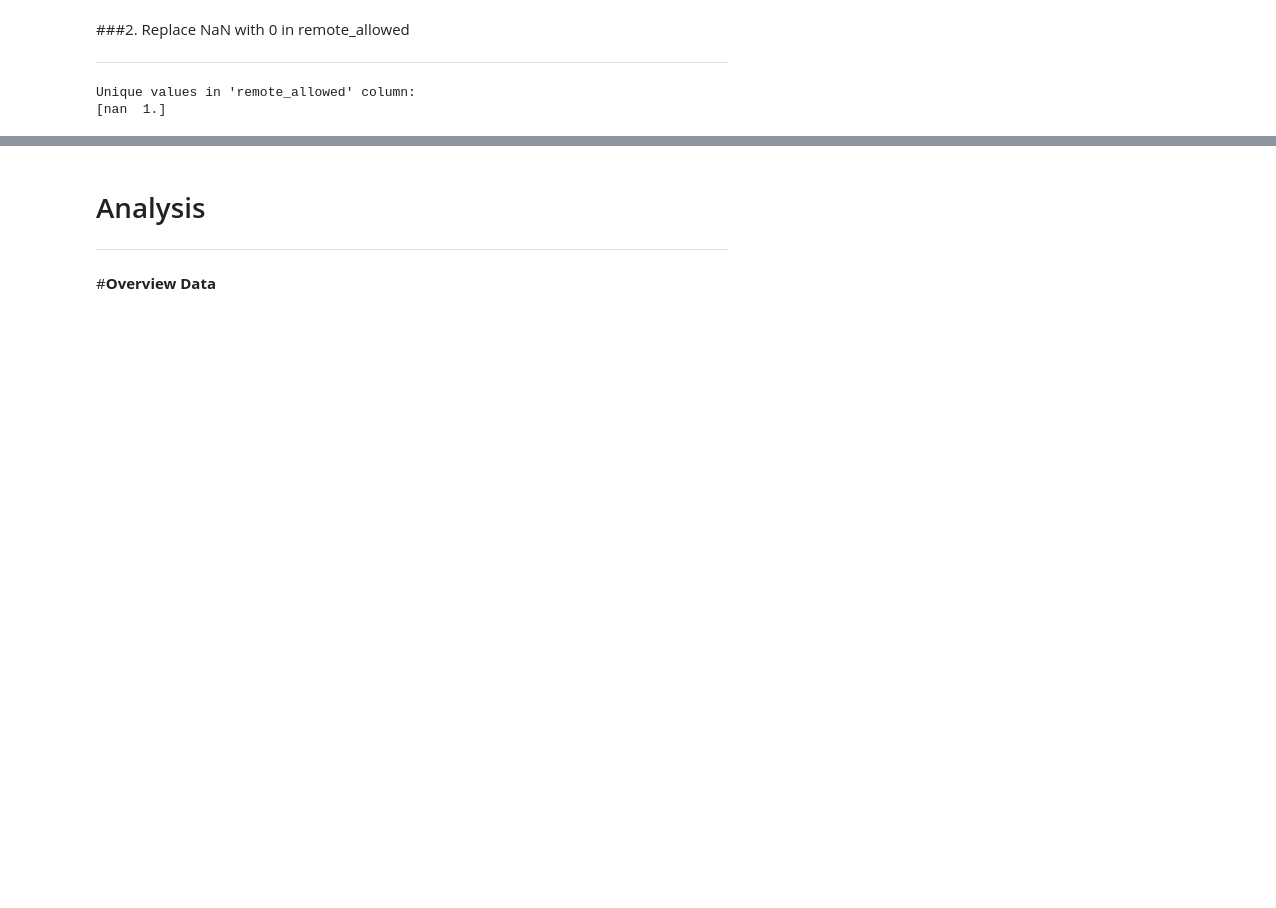
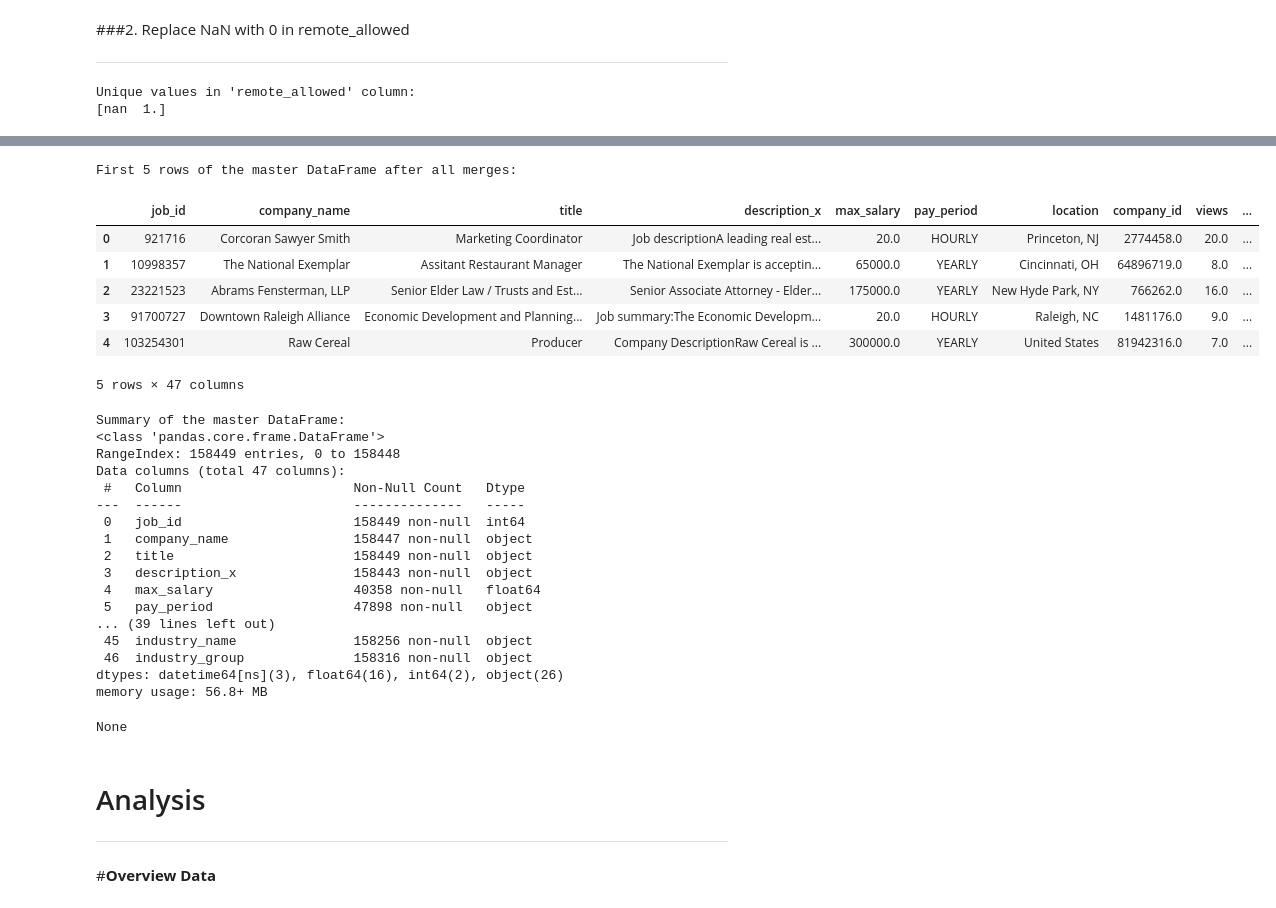
Before and after one commit to gettokeroro/DADS5001_MINI_PROJECT, a Jupyter notebook: Job_Application_Analysis.ipynb, the cells around one changed output, grey strips where cells are left out. Saved outputs shown, nothing was run; the diff lists cells and outputs as text; code cells hidden in the pictures; blank space fills up the shorter version.

```diff
--- a/Job_Application_Analysis.ipynb
+++ b/Job_Application_Analysis.ipynb
@@ -170,6 +190,7 @@ First 5 records of df_job_industries:
 ---
 # %%
 df.dropna(subset=['company_id'], inplace=True)
+df.dropna(subset=['job_id'], inplace=True)
 # %% [markdown]
 ### 2. Convert original_listed_time and expiry to date format
 
@@ -238,11 +290,5 @@ For example, when doing 'df[col].method(value, inplace=True)', try using 'df.met
 # %%
-df_job_industries_with_names = pd.merge(
-    df_job_industries,
-    df_industries,
-    on='industry_id',
-    how='left'
-)
-
-print("First 5 records of df_job_industries_with_names:")
-display(df_job_industries_with_names.head())
+df_job_industries_enriched = pd.merge(df_job_industries, df_industries, on='industry_id', how='left')
+print("First 5 rows of df_job_industries_enriched after merging with df_industries:")
+display(df_job_industries_enriched.head())
 # %% [output]
@@ -257,0 +302,4 @@ First 5 records of df_job_industries_with_names:
+# %%
+df_job_industries_enriched = pd.merge(df_job_industries_enriched, df_industry_grouped[['industry_id', 'Industry_Group']], on='industry_id', how='left')
+print("First 5 rows of df_job_industries_enriched after merging with df_industry_grouped:")
+display(df_job_industries_enriched.head())
@@ -307,3 +326,40 @@ First 5 records of df_employee_counts after cleaning (one row per company_id bas
+# %%
+df_master = pd.merge(df, df_companies_enriched, on='company_id', how='left')
+df_master = pd.merge(df_master, df_employee_counts_cleaned, on='company_id', how='left')
+df_master = pd.merge(df_master, df_job_industries_enriched, on='job_id', how='left')
+
+print("First 5 rows of the master DataFrame after all merges:")
+display(df_master.head())
+
+print("\nSummary of the master DataFrame:")
+display(df_master.info())
+# %% [output]
+First 5 rows of the master DataFrame after all merges:
+|  | job_id | company_name | title | description_x | max_salary | pay_period | location | company_id | views | ... |
+| 0 | 921716 | Corcoran Sawyer Smith | Marketing Coordinator | Job descriptionA leading real est... | 20.0 | HOURLY | Princeton, NJ | 2774458.0 | 20.0 | ... |
+| 1 | 10998357 | The National Exemplar | Assitant Restaurant Manager | The National Exemplar is acceptin... | 65000.0 | YEARLY | Cincinnati, OH | 64896719.0 | 8.0 | ... |
+| 2 | 23221523 | Abrams Fensterman, LLP | Senior Elder Law / Trusts and Est... | Senior Associate Attorney - Elder... | 175000.0 | YEARLY | New Hyde Park, NY | 766262.0 | 16.0 | ... |
+| 3 | 91700727 | Downtown Raleigh Alliance | Economic Development and Planning... | Job summary:The Economic Developm... | 20.0 | HOURLY | Raleigh, NC | 1481176.0 | 9.0 | ... |
+| 4 | 103254301 | Raw Cereal | Producer | Company DescriptionRaw Cereal is ... | 300000.0 | YEARLY | United States | 81942316.0 | 7.0 | ... |
+5 rows × 47 columns
+Summary of the master DataFrame:
+<class 'pandas.core.frame.DataFrame'>
+RangeIndex: 158449 entries, 0 to 158448
+Data columns (total 47 columns):
+ #   Column                      Non-Null Count   Dtype
+---  ------                      --------------   -----
+ 0   job_id                      158449 non-null  int64
+ 1   company_name                158447 non-null  object
+ 2   title                       158449 non-null  object
+ 3   description_x               158443 non-null  object
+ 4   max_salary                  40358 non-null   float64
+ 5   pay_period                  47898 non-null   object
+... (39 lines left out)
+ 45  industry_name               158256 non-null  object
+ 46  industry_group              158316 non-null  object
+dtypes: datetime64[ns](3), float64(16), int64(2), object(26)
+memory usage: 56.8+ MB
+None
 # %% [markdown]
 # Analysis
 
```
Also changed, not shown: parts of 30 cells of this notebook.
